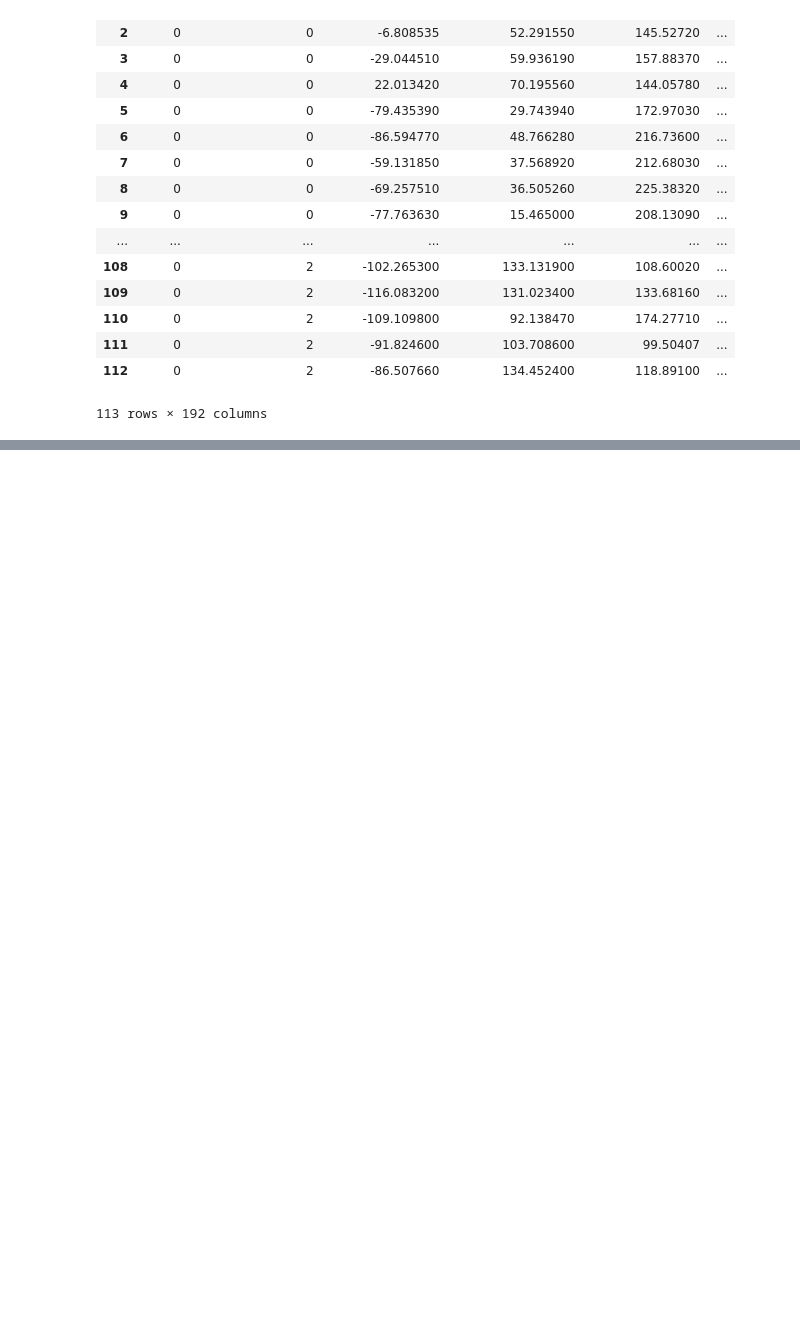
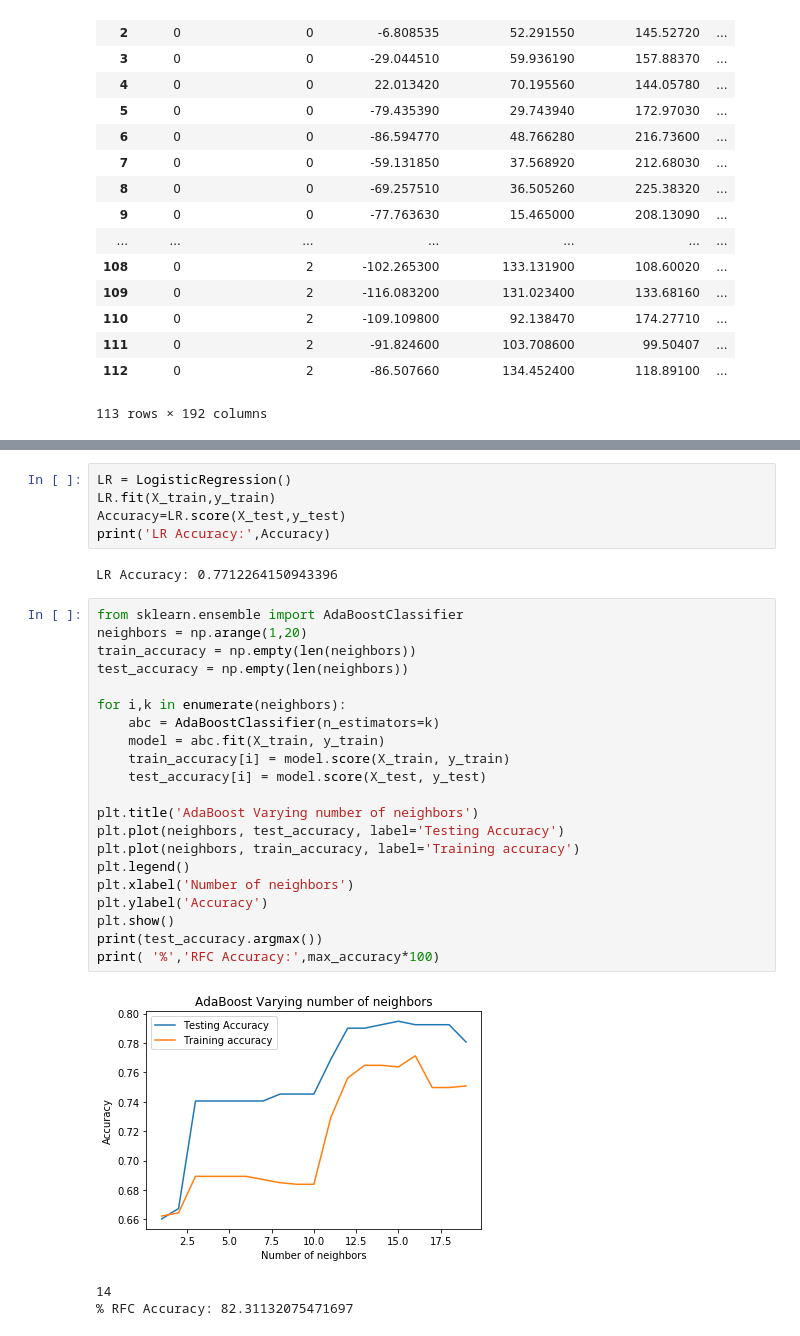
Before and after one commit to Eliot100/finl-work, a Jupyter notebook: עבודה סופית 2.ipynb, the cells around one changed output, grey strips where cells are left out. Saved outputs shown, nothing was run; the diff lists cells and outputs as text; blank space fills up the shorter version.

```diff
--- a/עבודה סופית 2.ipynb
+++ b/עבודה סופית 2.ipynb
@@ -497,0 +697,32 @@ print( '%','RFC Accuracy:',(Accuracy*100)//0.01/100)
+# %%
+LR = LogisticRegression()
+LR.fit(X_train,y_train)
+Accuracy=LR.score(X_test,y_test)
+print('LR Accuracy:',Accuracy)
+# %% [output]
+LR Accuracy: 0.7712264150943396
+# %%
+from sklearn.ensemble import AdaBoostClassifier
+neighbors = np.arange(1,20)
+train_accuracy = np.empty(len(neighbors))
+test_accuracy = np.empty(len(neighbors))
+
+for i,k in enumerate(neighbors):
+    abc = AdaBoostClassifier(n_estimators=k)
+    model = abc.fit(X_train, y_train)
+    train_accuracy[i] = model.score(X_train, y_train)
+    test_accuracy[i] = model.score(X_test, y_test)
+
+plt.title('AdaBoost Varying number of neighbors')
+plt.plot(neighbors, test_accuracy, label='Testing Accuracy')
+plt.plot(neighbors, train_accuracy, label='Training accuracy')
+plt.legend()
+plt.xlabel('Number of neighbors')
+plt.ylabel('Accuracy')
+plt.show()
+print(test_accuracy.argmax())
+print( '%','RFC Accuracy:',max_accuracy*100)
+# %% [output]
+[figure, added]
+14
+% RFC Accuracy: 82.31132075471697
```
Also changed, not shown: parts of 42 cells of this notebook.
